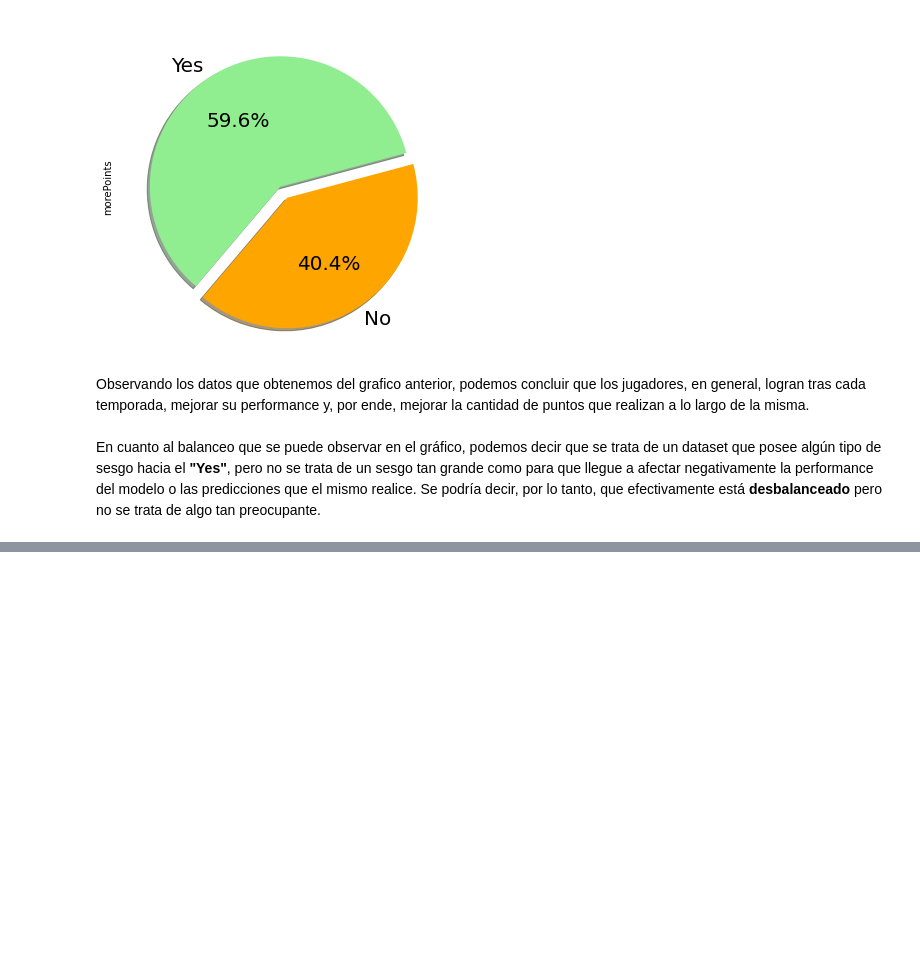
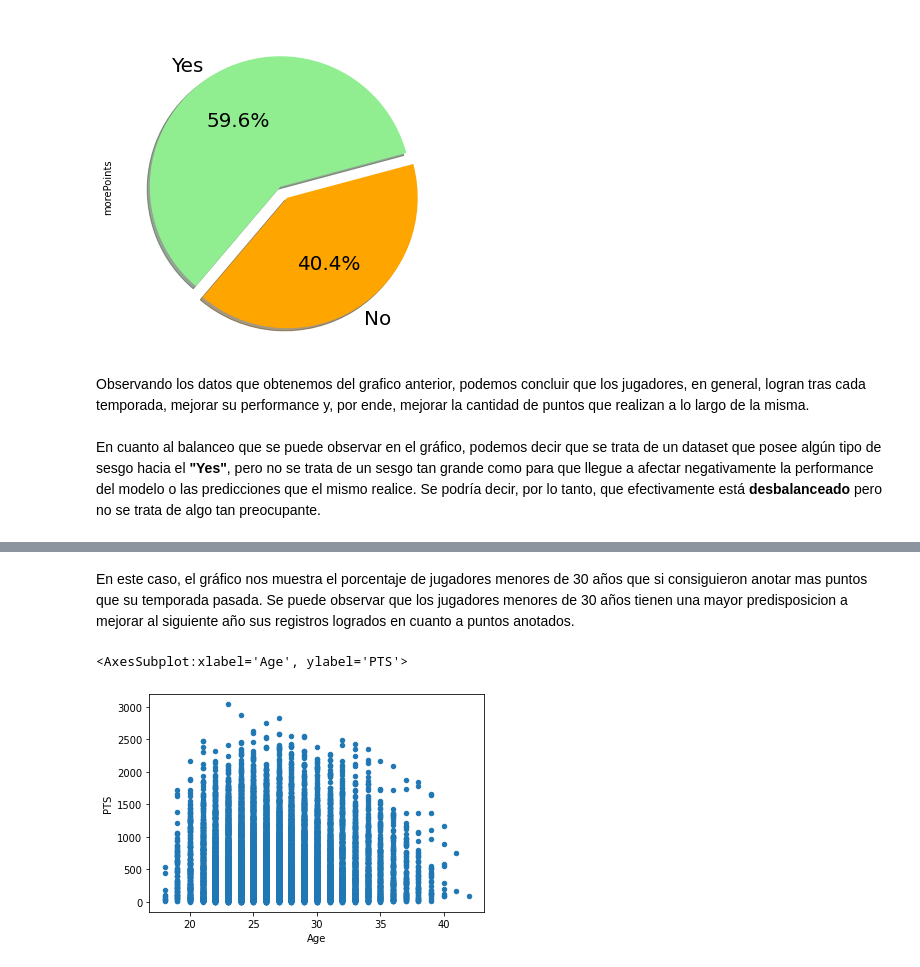
Before and after one commit to nicotabin/entregasML, a Jupyter notebook: tp1_EDA.ipynb, the cells around one changed output, grey strips where cells are left out. Drawn from its saved outputs; the diff is of its cells as text; code cells hidden in the pictures; blank space fills up the shorter version.

```diff
--- a/tp1_EDA.ipynb
+++ b/tp1_EDA.ipynb
@@ -203,0 +203,7 @@ En cuanto al balanceo que se puede observar en el gráfico, podemos decir que se
+# %% [markdown]
+En este caso, el gráfico nos muestra el porcentaje de jugadores menores de 30 años que si consiguieron anotar mas puntos que su temporada pasada. Se puede observar que los jugadores menores de 30 años tienen una mayor predisposicion a mejorar al siguiente año sus registros logrados en cuanto a puntos anotados.
+# %%
+df.plot.scatter(x="Age", y="PTS")
+# %% [output]
+<AxesSubplot:xlabel='Age', ylabel='PTS'>
+[figure, added]
```
Also changed, not shown: parts of 31 cells of this notebook.
